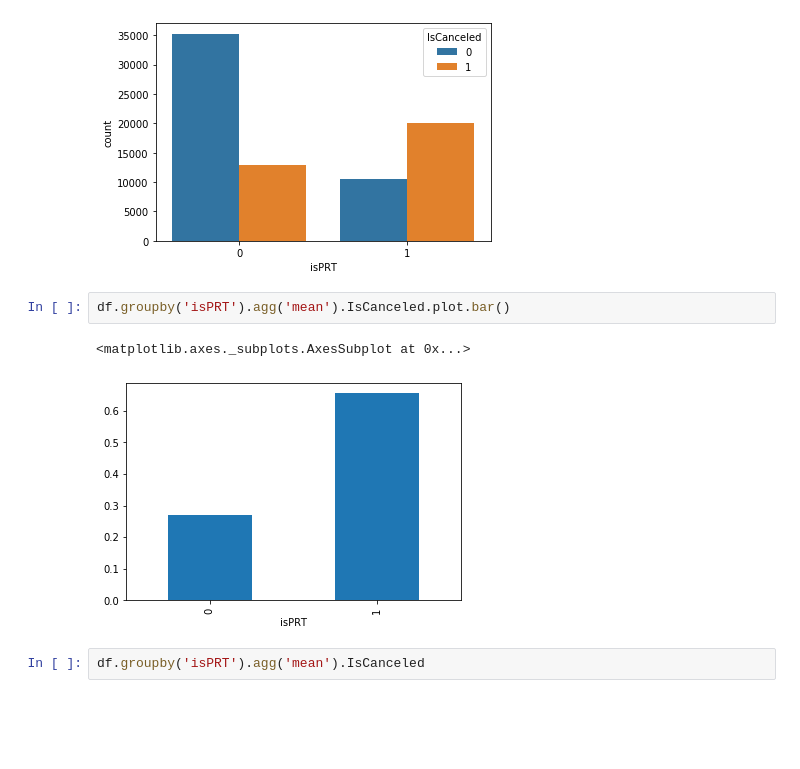
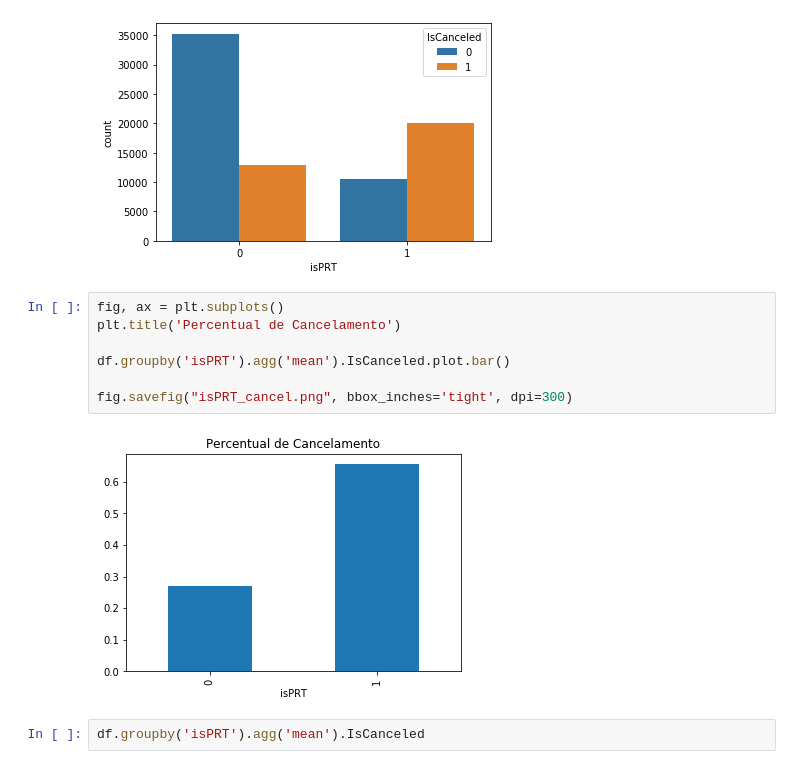
Before and after one commit to mvww11/classification-hotel-cancellation, a Jupyter notebook: EDA.ipynb, the cells around one changed output. Cells and saved outputs as stored; diff of their text form; blank space fills up the shorter version.

```diff
--- a/EDA.ipynb
+++ b/EDA.ipynb
@@ -311,11 +311,15 @@ sns.countplot(x='isPRT', hue='IsCanceled', data=df)
 # %% [output]
 <matplotlib.axes._subplots.AxesSubplot at 0x...>
 [figure]
-# %%
-df.groupby('isPRT').agg('mean').IsCanceled.plot.bar()
-# %% [output]
-<matplotlib.axes._subplots.AxesSubplot at 0x...>
-[figure, removed]
+# %%
+fig, ax = plt.subplots()
+plt.title('Percentual de Cancelamento')
+
+df.groupby('isPRT').agg('mean').IsCanceled.plot.bar()
+
+fig.savefig("isPRT_cancel.png", bbox_inches='tight', dpi=300)
+# %% [output]
+[figure, added]
 # %%
 df.groupby('isPRT').agg('mean').IsCanceled
 # %% [output]
```
Also changed, not shown: 2 other files.
